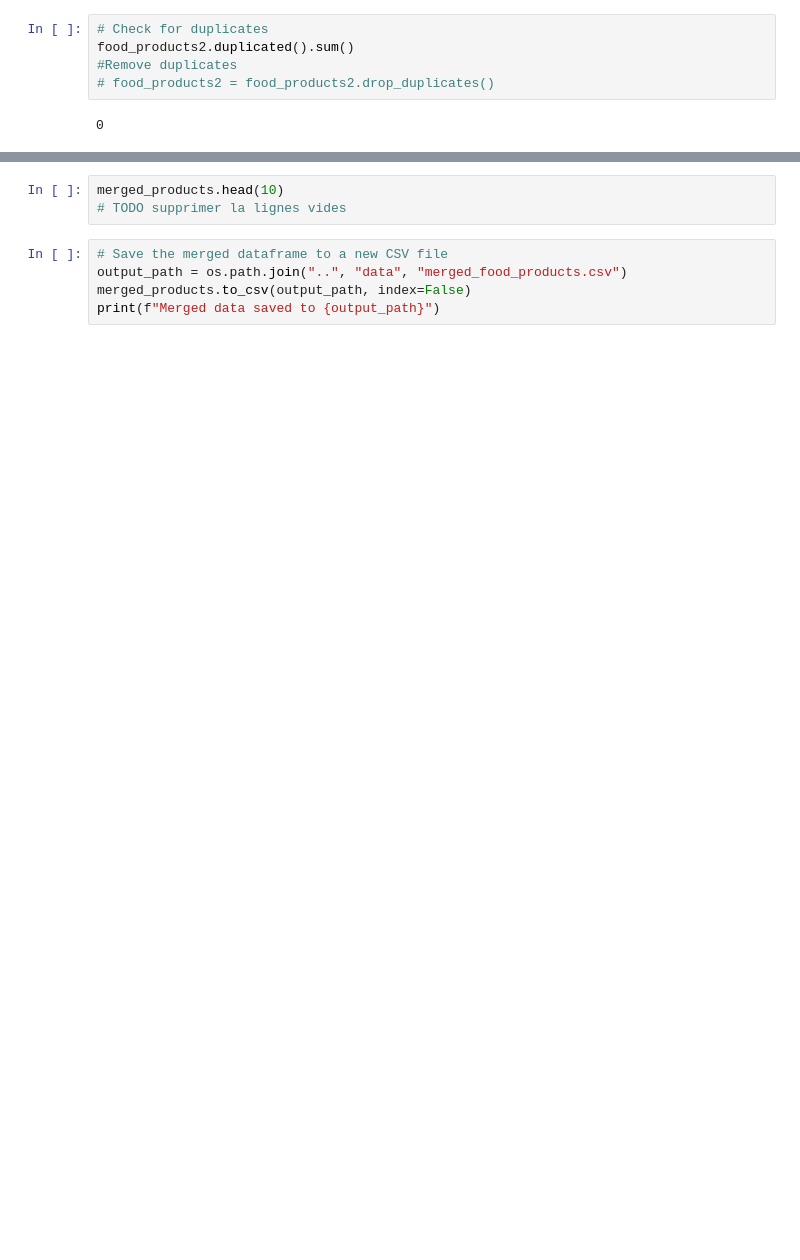
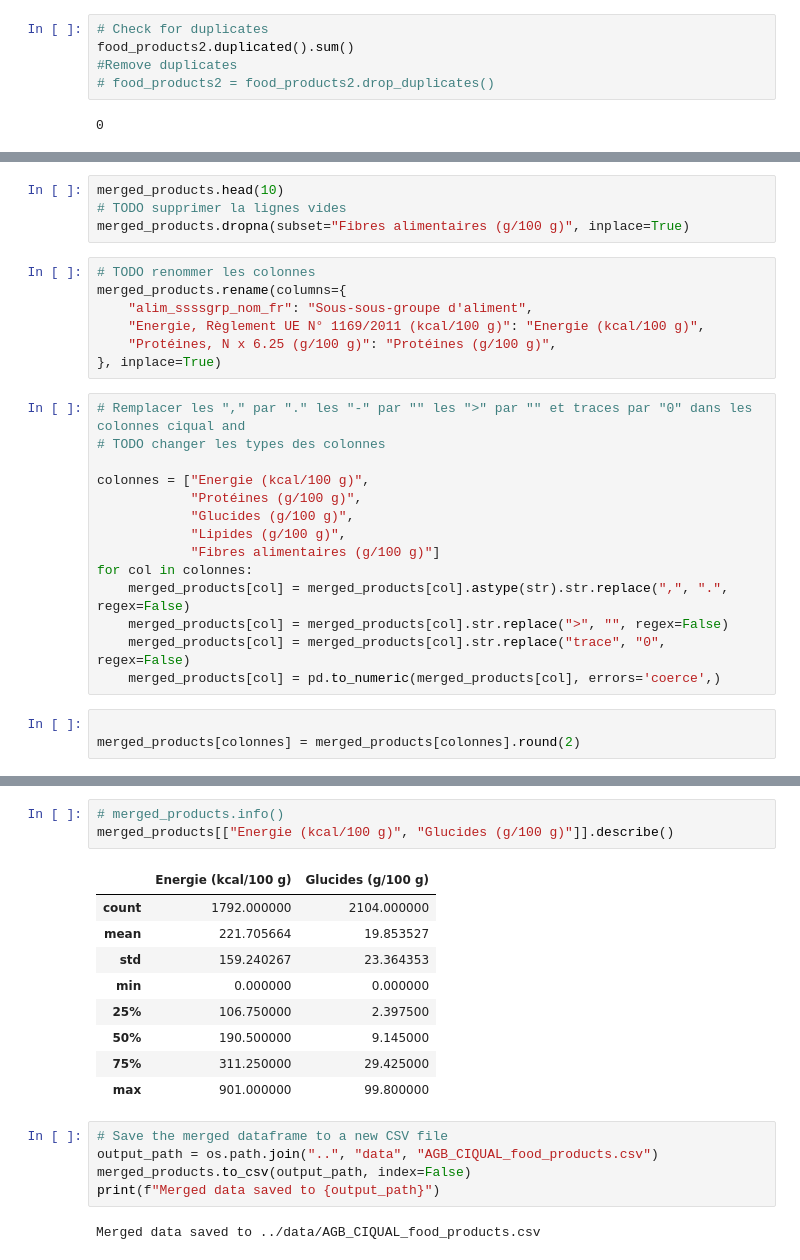
Before and after one commit to yahines/impact-env, a Jupyter notebook: notebooks/explo_nesrine.ipynb, the cells around one changed output, grey strips where cells are left out. Saved outputs shown, nothing was run; the diff lists cells and outputs as text; blank space fills up the shorter version.

```diff
--- a/notebooks/explo_nesrine.ipynb
+++ b/notebooks/explo_nesrine.ipynb
@@ -82,0 +289,28 @@ food_products1["Nom du Produit en Français"].info(), merged_products.shape
+# %%
+merged_products.head(10)
+# TODO supprimer la lignes vides
+merged_products.dropna(subset="Fibres alimentaires (g/100 g)", inplace=True)
+# %%
+# TODO renommer les colonnes
+merged_products.rename(columns={
+    "alim_ssssgrp_nom_fr": "Sous-sous-groupe d'aliment",
+    "Energie, Règlement UE N° 1169/2011 (kcal/100 g)": "Energie (kcal/100 g)",
+    "Protéines, N x 6.25 (g/100 g)": "Protéines (g/100 g)",
+}, inplace=True)
+# %%
+# Remplacer les "," par "." les "-" par "" les ">" par "" et traces par "0" dans les colonnes ciqual and
+# TODO changer les types des colonnes
+
+colonnes = ["Energie (kcal/100 g)",
+            "Protéines (g/100 g)",
+            "Glucides (g/100 g)",
+            "Lipides (g/100 g)",
+            "Fibres alimentaires (g/100 g)"]
+for col in colonnes:
+    merged_products[col] = merged_products[col].astype(str).str.replace(",", ".", regex=False)
+    merged_products[col] = merged_products[col].str.replace(">", "", regex=False)
+    merged_products[col] = merged_products[col].str.replace("trace", "0", regex=False)
+    merged_products[col] = pd.to_numeric(merged_products[col], errors='coerce',)
+# %%
+
+merged_products[colonnes] = merged_products[colonnes].round(2)
@@ -85,8 +365,20 @@ merged_products.isnull().sum()
-# %%
-merged_products.head(10)
-# TODO supprimer la lignes vides
+# %%
+# merged_products.info()
+merged_products[["Energie (kcal/100 g)", "Glucides (g/100 g)"]].describe()
+# %% [output]
+|  | Energie (kcal/100 g) | Glucides (g/100 g) |
+| count | 1792.000000 | 2104.000000 |
+| mean | 221.705664 | 19.853527 |
+| std | 159.240267 | 23.364353 |
+| min | 0.000000 | 0.000000 |
+| 25% | 106.750000 | 2.397500 |
+| 50% | 190.500000 | 9.145000 |
+| 75% | 311.250000 | 29.425000 |
+| max | 901.000000 | 99.800000 |
 # %%
 # Save the merged dataframe to a new CSV file
-output_path = os.path.join("..", "data", "merged_food_products.csv")
+output_path = os.path.join("..", "data", "AGB_CIQUAL_food_products.csv")
 merged_products.to_csv(output_path, index=False)
 print(f"Merged data saved to {output_path}")
+# %% [output]
+Merged data saved to ../data/AGB_CIQUAL_food_products.csv
```
Also changed, not shown: parts of 34 cells of this notebook.
